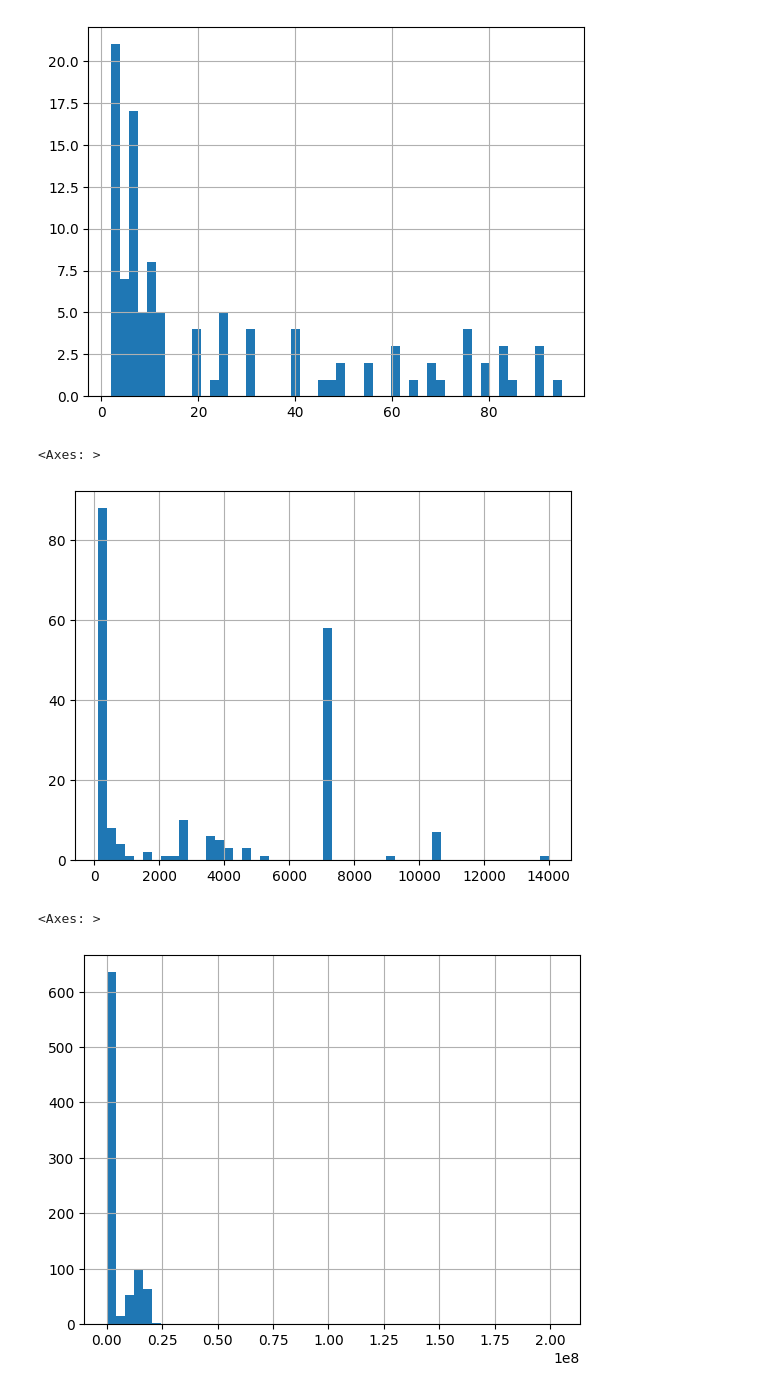
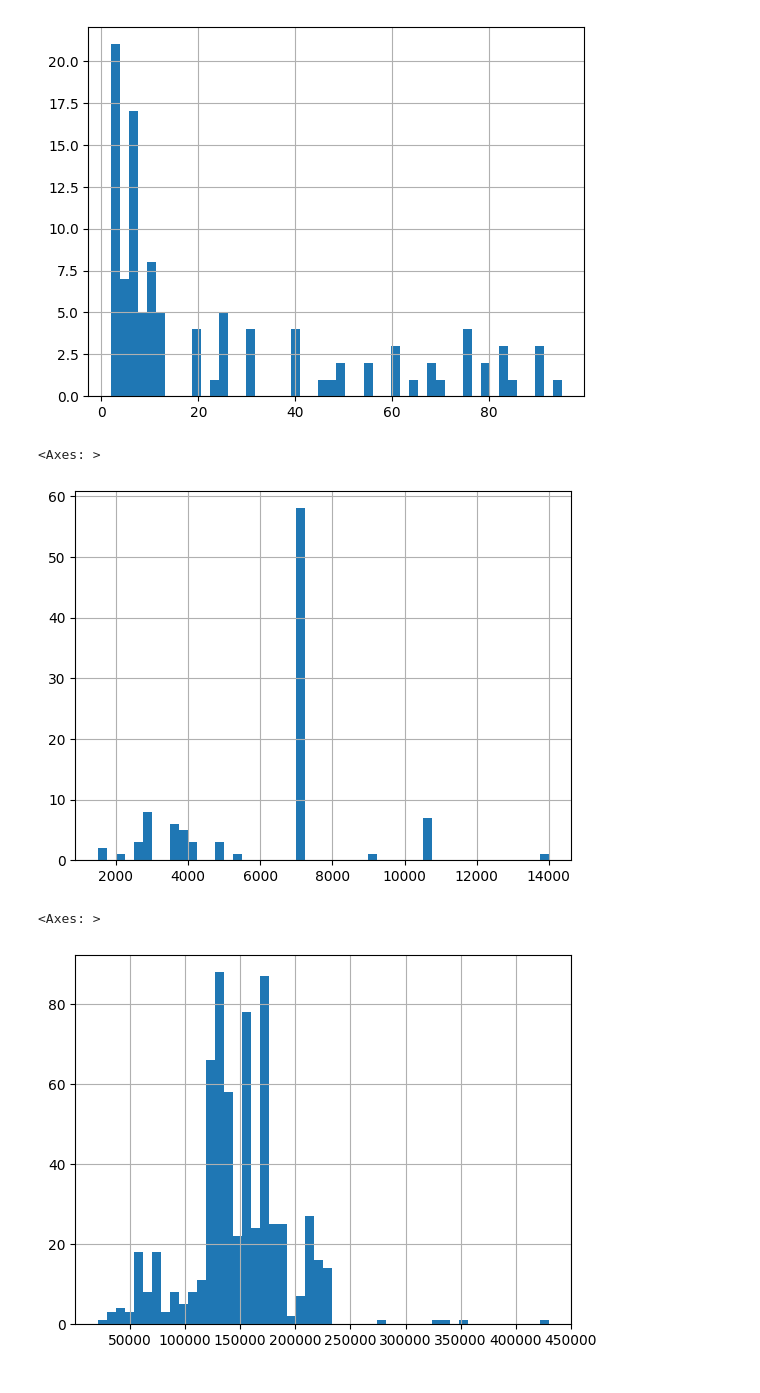
Before and after one commit to trav-d13/Data-Science-Job-Market-Analysis, a Jupyter notebook: Analysis.ipynb, the cells around one changed output. Drawn from its saved outputs; the diff is of its cells as text; code cells hidden in the pictures.

```diff
--- a/Analysis.ipynb
+++ b/Analysis.ipynb
@@ -506,15 +506,16 @@ salary_hourly.hist(bins=50)
 <Axes: >
 [figure]
 # %%
-salary_monthly = salaries[salaries>100]
+salary_monthly = salaries[salaries>1000]
 salary_monthly = salary_monthly[salary_monthly<15000]
 salary_monthly.hist(bins=50)
 # %% [output]
 <Axes: >
-[figure, old version]
+[figure, new version]
 # %%
 salary_yearly = salaries[salaries>15000]
+salary_yearly = salary_yearly[salary_yearly<700000]
 salary_yearly.hist(bins=50)
 # %% [output]
 <Axes: >
-[figure, old version]
+[figure, new version]
```
Also changed, not shown: parts of 4 cells of this notebook.
